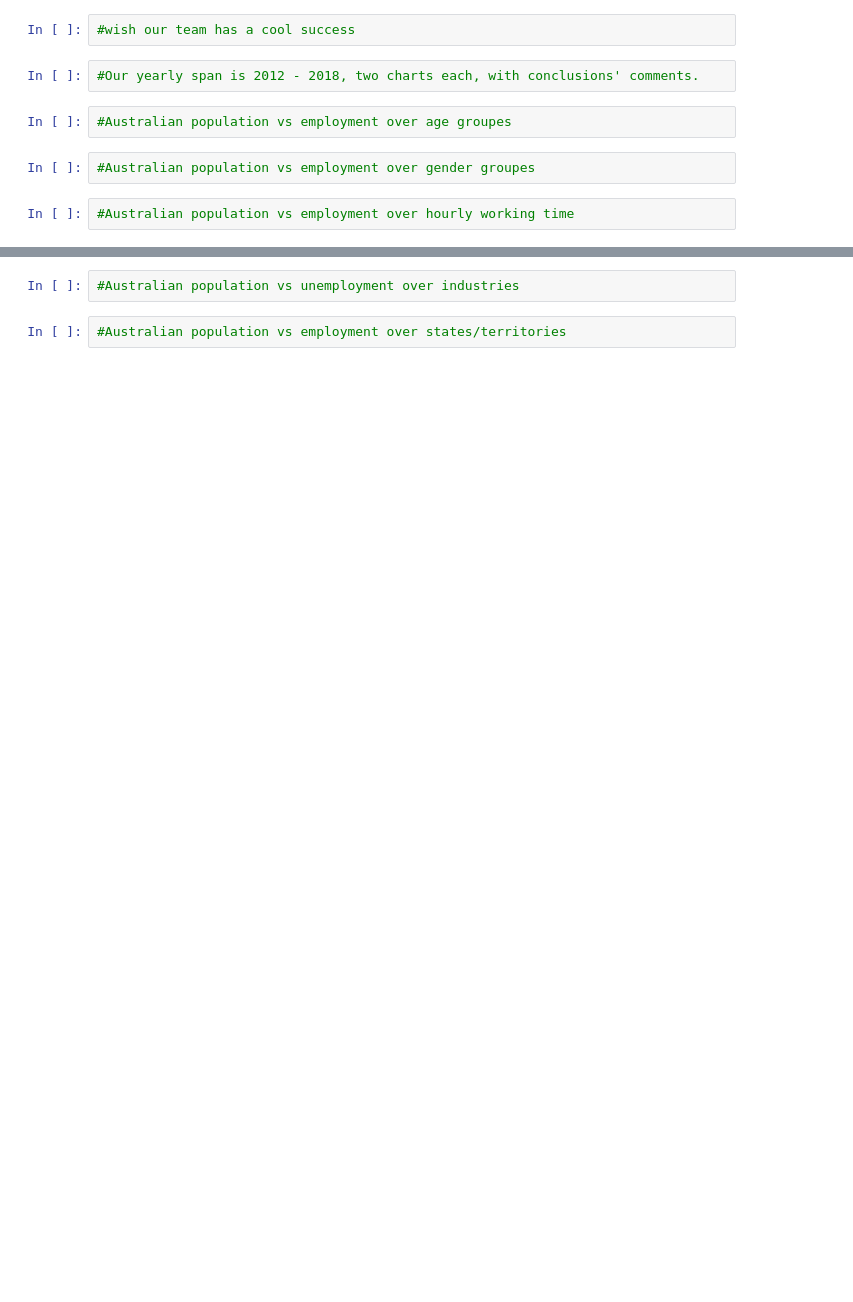
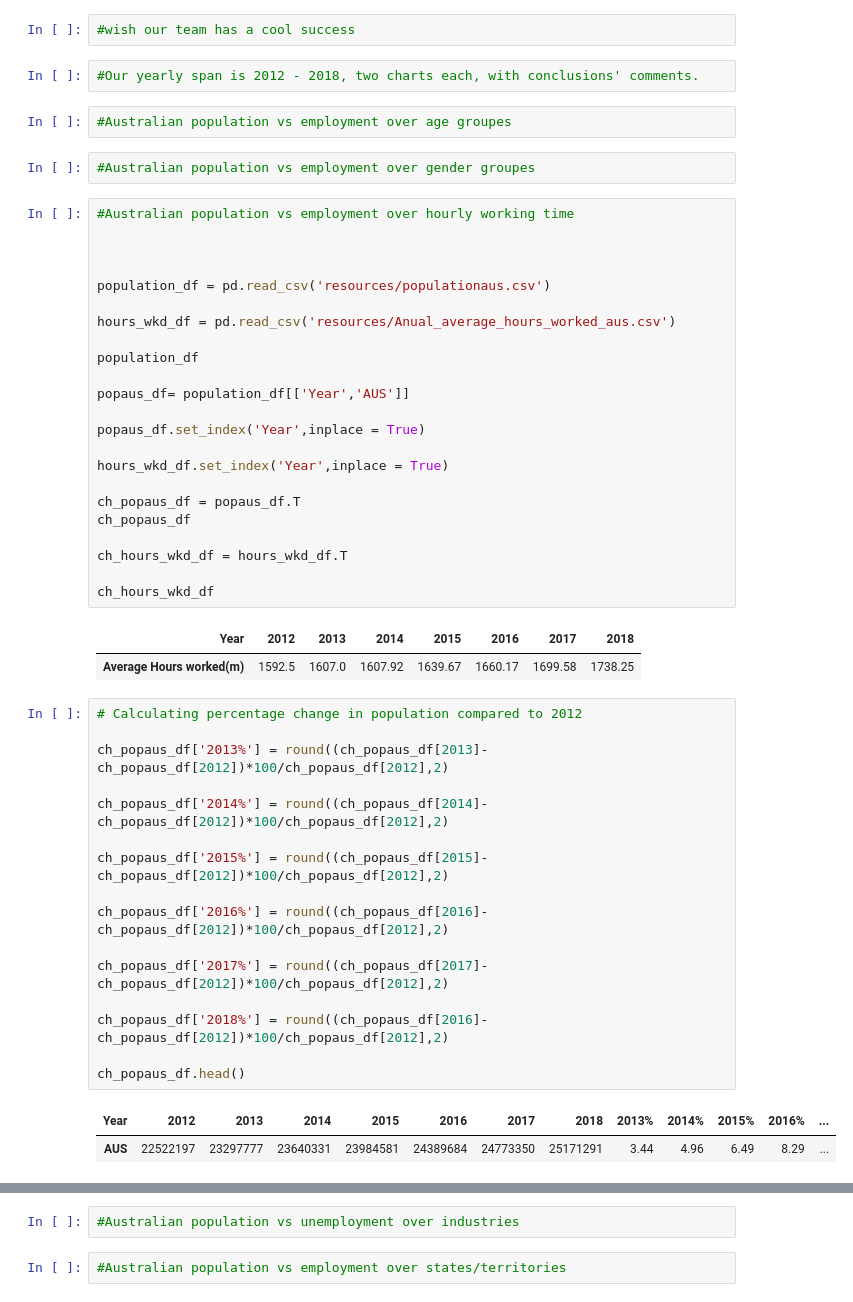
Before and after one commit to tonyzhao668/adventure, a Jupyter notebook: adventure.ipynb, the cells around one changed output, grey strips where cells are left out. Saved outputs shown, nothing was run; the diff lists cells and outputs as text; blank space fills up the shorter version.

```diff
--- a/adventure.ipynb
+++ b/adventure.ipynb
@@ -17,5 +16,48 @@ from matplotlib import pyplot as plt
 #Australian population vs employment over age groupes
 # %%
 #Australian population vs employment over gender groupes
-# %%
-#Australian population vs employment over hourly working time
+# %%
+#Australian population vs employment over hourly working time
+
+
+
+population_df = pd.read_csv('resources/populationaus.csv')
+
+hours_wkd_df = pd.read_csv('resources/Anual_average_hours_worked_aus.csv')
+
+population_df
+
+popaus_df= population_df[['Year','AUS']]
+
+popaus_df.set_index('Year',inplace = True)
+
+hours_wkd_df.set_index('Year',inplace = True)
+
+ch_popaus_df = popaus_df.T
+ch_popaus_df
+
+ch_hours_wkd_df = hours_wkd_df.T
+
+ch_hours_wkd_df
+# %% [output]
+| Year | 2012 | 2013 | 2014 | 2015 | 2016 | 2017 | 2018 |
+| Average Hours worked(m) | 1592.5 | 1607.0 | 1607.92 | 1639.67 | 1660.17 | 1699.58 | 1738.25 |
+# %%
+# Calculating percentage change in population compared to 2012
+
+ch_popaus_df['2013%'] = round((ch_popaus_df[2013]-ch_popaus_df[2012])*100/ch_popaus_df[2012],2)
+
+ch_popaus_df['2014%'] = round((ch_popaus_df[2014]-ch_popaus_df[2012])*100/ch_popaus_df[2012],2)
+
+ch_popaus_df['2015%'] = round((ch_popaus_df[2015]-ch_popaus_df[2012])*100/ch_popaus_df[2012],2)
+
+ch_popaus_df['2016%'] = round((ch_popaus_df[2016]-ch_popaus_df[2012])*100/ch_popaus_df[2012],2)
+
+ch_popaus_df['2017%'] = round((ch_popaus_df[2017]-ch_popaus_df[2012])*100/ch_popaus_df[2012],2)
+
+ch_popaus_df['2018%'] = round((ch_popaus_df[2016]-ch_popaus_df[2012])*100/ch_popaus_df[2012],2)
+
+ch_popaus_df.head()
+# %% [output]
+| Year | 2012 | 2013 | 2014 | 2015 | 2016 | 2017 | 2018 | 2013% | 2014% | 2015% | 2016% | ... |
+| AUS | 22522197 | 23297777 | 23640331 | 23984581 | 24389684 | 24773350 | 25171291 | 3.44 | 4.96 | 6.49 | 8.29 | ... |
```
Also changed, not shown: parts of 3 cells of this notebook, 2 other files.
